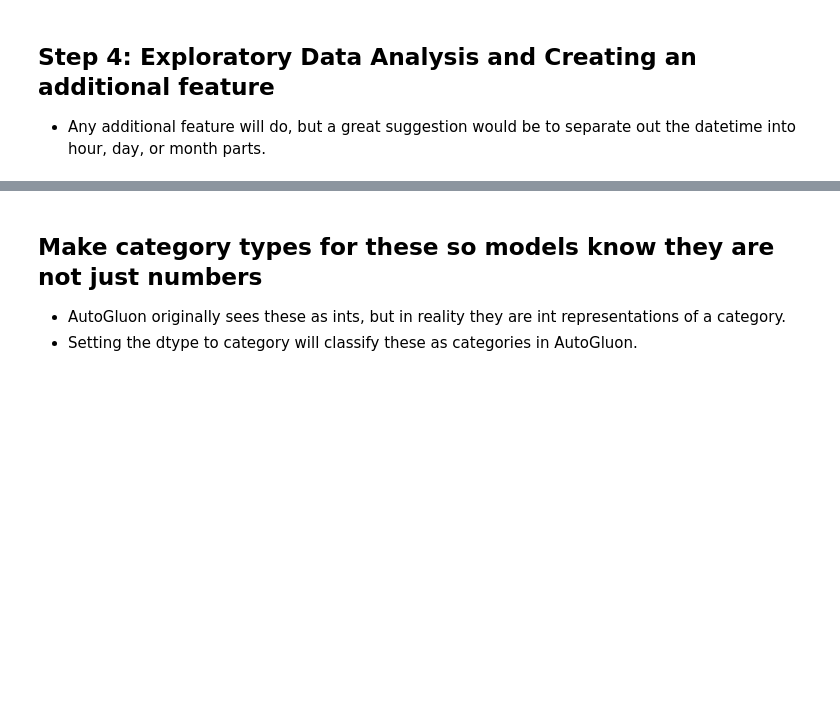
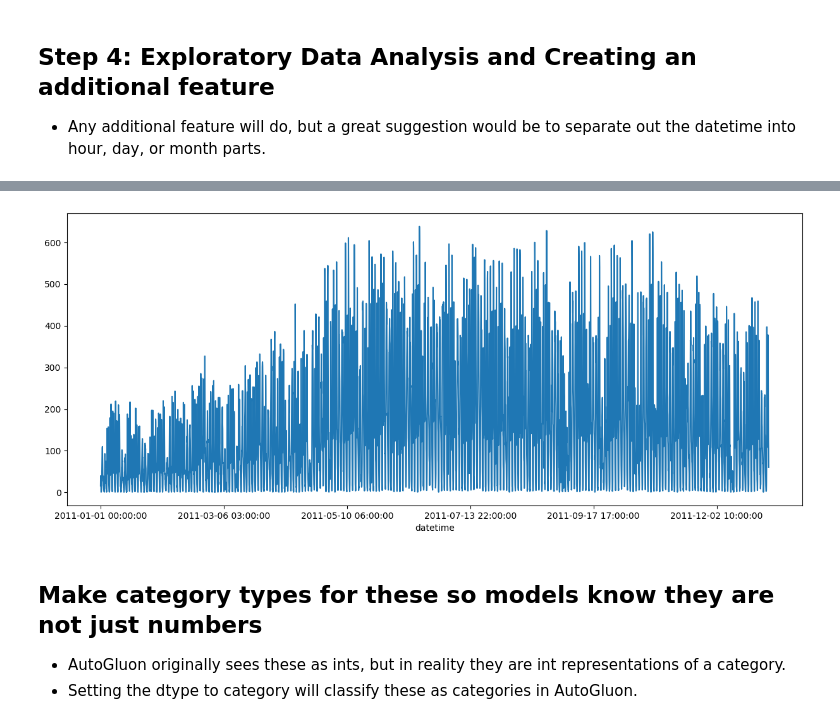
Before and after one commit to BinhKieu82/AWS_MLE, a Jupyter notebook: bike_sharing_demand/project-template.ipynb, the cells around one changed output, grey strips where cells are left out. Saved outputs shown, nothing was run; the diff lists cells and outputs as text; code cells hidden in the pictures; blank space fills up the shorter version.

Commit message:
1st project - bike sharing demand project

```diff
--- a/bike_sharing_demand/project-template.ipynb
+++ b/bike_sharing_demand/project-template.ipynb
@@ -344,3 +338,9 @@ array([[<matplotlib.axes._subplots.AxesSubplot object at 0x...>,
+# %%
+# plot for demand in a year
+train.loc['2011-01-01':'2011-12-30']['count'].plot(figsize=(15, 6));
+plt.show()
+# %% [output]
+[figure, added]
 # %%
 train.index = pd.to_datetime(train.index)
 test.index = pd.to_datetime(test.index)
```
Also changed, not shown: parts of 59 cells of this notebook, 19 other files.
